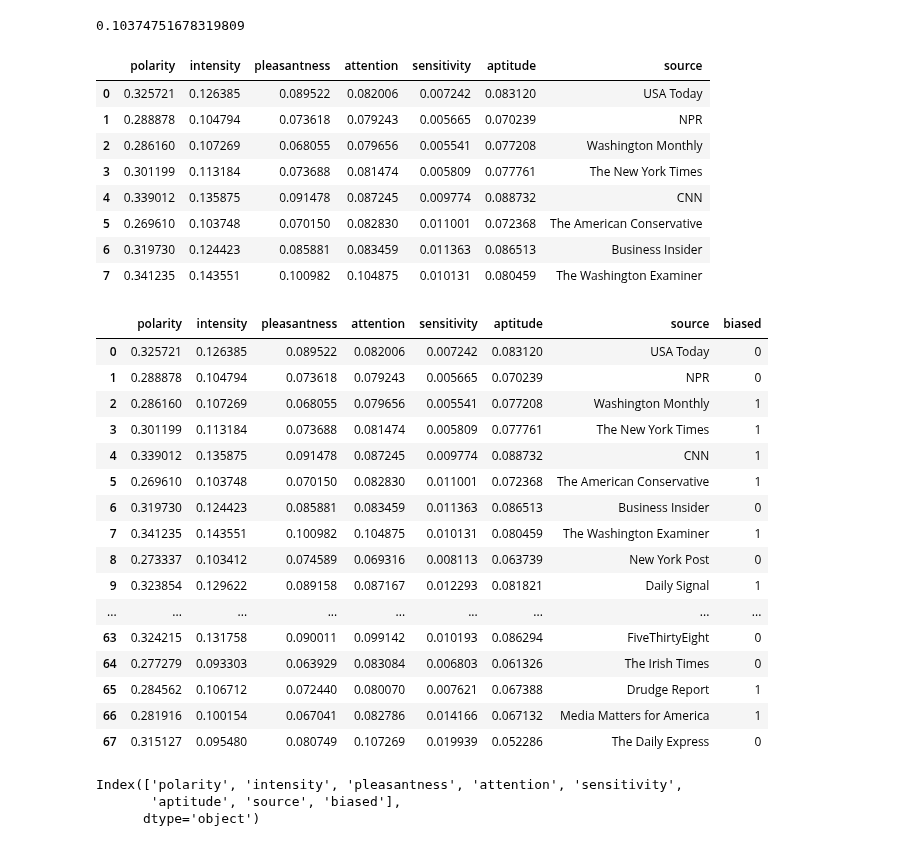
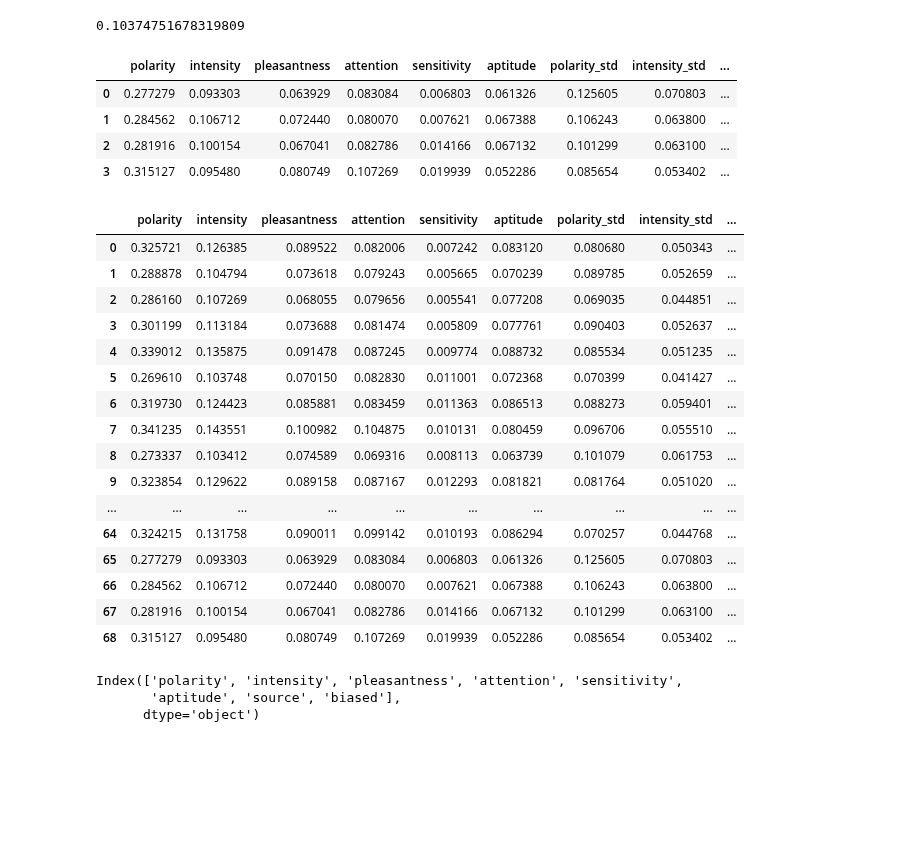
Before and after one commit to WarmCyan/news-bias-research, a Jupyter notebook: notebooks/14_Analysis.ipynb, the cells around one changed output. Drawn from its saved outputs; the diff is of its cells as text; code cells hidden in the pictures; blank space fills up the shorter version.

```diff
--- a/notebooks/14_Analysis.ipynb
+++ b/notebooks/14_Analysis.ipynb
@@ -57,10 +57,13 @@ sentics_df.iloc[indexes,0:6].mean(axis=0).iloc[1]
 # %% [output]
 0.10374751678319809
 # %%
-def find_source_sentic_average(df, sentics, source):
+def find_source_sentic_average(df, sentics, source, include_std=False):
     indices = list(df[df.source == source].index)
     sentics_df = pd.DataFrame(sentics)
+
     averaged = sentics_df.iloc[indices,0:6].mean(axis=0)
+    if include_std:
+        std = sentics_df.iloc[indices,0:6].std(axis=0)
 
     data = {
         "polarity":averaged.iloc[0],
@@ -68,63 +71,70 @@ def find_source_sentic_average(df, sentics, source):
         "pleasantness":averaged.iloc[2],
         "attention":averaged.iloc[3],
         "sensitivity":averaged.iloc[4],
-        "aptitude":averaged.iloc[5]
+        "aptitude":averaged.iloc[5],
     }
+    if include_std:
+        data.update({
+            "polarity_std":std.iloc[0],
+            "intensity_std":std.iloc[1],
+            "pleasantness_std":std.iloc[2],
+            "attention_std":std.iloc[3],
+            "sensitivity_std":std.iloc[4],
+            "aptitude_std":std.iloc[5]
+        })
     return data
 # %%
 rows = []
 for source in list(set(df.source)):
-    data = find_source_sentic_average(df, sentics, source)
+    data = find_source_sentic_average(df, sentics, source, True)
     data["source"] = source
     rows.append(data)
 
-#pd.DataFrame(rows)
+pd.DataFrame(rows)
 # %% [output]
-|  | polarity | intensity | pleasantness | attention | sensitivity | aptitude | source |
-| 0 | 0.325721 | 0.126385 | 0.089522 | 0.082006 | 0.007242 | 0.083120 | USA Today |
-| 1 | 0.288878 | 0.104794 | 0.073618 | 0.079243 | 0.005665 | 0.070239 | NPR |
-| 2 | 0.286160 | 0.107269 | 0.068055 | 0.079656 | 0.005541 | 0.077208 | Washington Monthly |
-| 3 | 0.301199 | 0.113184 | 0.073688 | 0.081474 | 0.005809 | 0.077761 | The New York Times |
-| 4 | 0.339012 | 0.135875 | 0.091478 | 0.087245 | 0.009774 | 0.088732 | CNN |
-| 5 | 0.269610 | 0.103748 | 0.070150 | 0.082830 | 0.011001 | 0.072368 | The American Conservative |
-| 6 | 0.319730 | 0.124423 | 0.085881 | 0.083459 | 0.011363 | 0.086513 | Business Insider |
-| 7 | 0.341235 | 0.143551 | 0.100982 | 0.104875 | 0.010131 | 0.080459 | The Washington Examiner |
+|  | polarity | intensity | pleasantness | attention | sensitivity | aptitude | polarity_std | intensity_std | ... |
+| 0 | 0.277279 | 0.093303 | 0.063929 | 0.083084 | 0.006803 | 0.061326 | 0.125605 | 0.070803 | ... |
+| 1 | 0.284562 | 0.106712 | 0.072440 | 0.080070 | 0.007621 | 0.067388 | 0.106243 | 0.063800 | ... |
+| 2 | 0.281916 | 0.100154 | 0.067041 | 0.082786 | 0.014166 | 0.067132 | 0.101299 | 0.063100 | ... |
+| 3 | 0.315127 | 0.095480 | 0.080749 | 0.107269 | 0.019939 | 0.052286 | 0.085654 | 0.053402 | ... |
 # %%
 rows = []
 
 for i in range(0, 10):
     df = pd.read_pickle(f"../data/cache/binary_fold_1000_{i}")
     sentics = np.array(pd.read_pickle(f"../data/cache/biased_13_1000_fold{i}_sentic/avg_std.pkl.pkl"))
 
     for source in list(set(df.source)):
-        if source == "Spiegel":
-            continue
-        data = find_source_sentic_average(df, sentics, source)
+        #if source == "Spiegel":
+        #    continue
+        data = find_source_sentic_average(df, sentics, source, True)
         data["source"] = source
         data["biased"] = df[df.source == source].iloc[0].biased
         rows.append(data)
 
 sentic_agg_df = pd.DataFrame(rows)
 with pd.option_context('display.max_rows', None, 'display.max_columns', None):
     display(sentic_agg_df)
+
+sentic_agg_df.to_csv("../data/cache/biased_aggregate_sentics.csv")
 # %% [output]
-|  | polarity | intensity | pleasantness | attention | sensitivity | aptitude | source | biased |
-| 0 | 0.325721 | 0.126385 | 0.089522 | 0.082006 | 0.007242 | 0.083120 | USA Today | 0 |
-| 1 | 0.288878 | 0.104794 | 0.073618 | 0.079243 | 0.005665 | 0.070239 | NPR | 0 |
-| 2 | 0.286160 | 0.107269 | 0.068055 | 0.079656 | 0.005541 | 0.077208 | Washington Monthly | 1 |
-| 3 | 0.301199 | 0.113184 | 0.073688 | 0.081474 | 0.005809 | 0.077761 | The New York Times | 1 |
-| 4 | 0.339012 | 0.135875 | 0.091478 | 0.087245 | 0.009774 | 0.088732 | CNN | 1 |
-| 5 | 0.269610 | 0.103748 | 0.070150 | 0.082830 | 0.011001 | 0.072368 | The American Conservative | 1 |
-| 6 | 0.319730 | 0.124423 | 0.085881 | 0.083459 | 0.011363 | 0.086513 | Business Insider | 0 |
-| 7 | 0.341235 | 0.143551 | 0.100982 | 0.104875 | 0.010131 | 0.080459 | The Washington Examiner | 1 |
-| 8 | 0.273337 | 0.103412 | 0.074589 | 0.069316 | 0.008113 | 0.063739 | New York Post | 0 |
-| 9 | 0.323854 | 0.129622 | 0.089158 | 0.087167 | 0.012293 | 0.081821 | Daily Signal | 1 |
-| ... | ... | ... | ... | ... | ... | ... | ... | ... |
-| 63 | 0.324215 | 0.131758 | 0.090011 | 0.099142 | 0.010193 | 0.086294 | FiveThirtyEight | 0 |
-| 64 | 0.277279 | 0.093303 | 0.063929 | 0.083084 | 0.006803 | 0.061326 | The Irish Times | 0 |
-| 65 | 0.284562 | 0.106712 | 0.072440 | 0.080070 | 0.007621 | 0.067388 | Drudge Report | 1 |
-| 66 | 0.281916 | 0.100154 | 0.067041 | 0.082786 | 0.014166 | 0.067132 | Media Matters for America | 1 |
-| 67 | 0.315127 | 0.095480 | 0.080749 | 0.107269 | 0.019939 | 0.052286 | The Daily Express | 0 |
+|  | polarity | intensity | pleasantness | attention | sensitivity | aptitude | polarity_std | intensity_std | ... |
+| 0 | 0.325721 | 0.126385 | 0.089522 | 0.082006 | 0.007242 | 0.083120 | 0.080680 | 0.050343 | ... |
+| 1 | 0.288878 | 0.104794 | 0.073618 | 0.079243 | 0.005665 | 0.070239 | 0.089785 | 0.052659 | ... |
+| 2 | 0.286160 | 0.107269 | 0.068055 | 0.079656 | 0.005541 | 0.077208 | 0.069035 | 0.044851 | ... |
+| 3 | 0.301199 | 0.113184 | 0.073688 | 0.081474 | 0.005809 | 0.077761 | 0.090403 | 0.052637 | ... |
+| 4 | 0.339012 | 0.135875 | 0.091478 | 0.087245 | 0.009774 | 0.088732 | 0.085534 | 0.051235 | ... |
+| 5 | 0.269610 | 0.103748 | 0.070150 | 0.082830 | 0.011001 | 0.072368 | 0.070399 | 0.041427 | ... |
+| 6 | 0.319730 | 0.124423 | 0.085881 | 0.083459 | 0.011363 | 0.086513 | 0.088273 | 0.059401 | ... |
+| 7 | 0.341235 | 0.143551 | 0.100982 | 0.104875 | 0.010131 | 0.080459 | 0.096706 | 0.055510 | ... |
+| 8 | 0.273337 | 0.103412 | 0.074589 | 0.069316 | 0.008113 | 0.063739 | 0.101079 | 0.061753 | ... |
+| 9 | 0.323854 | 0.129622 | 0.089158 | 0.087167 | 0.012293 | 0.081821 | 0.081764 | 0.051020 | ... |
+| ... | ... | ... | ... | ... | ... | ... | ... | ... | ... |
+| 64 | 0.324215 | 0.131758 | 0.090011 | 0.099142 | 0.010193 | 0.086294 | 0.070257 | 0.044768 | ... |
+| 65 | 0.277279 | 0.093303 | 0.063929 | 0.083084 | 0.006803 | 0.061326 | 0.125605 | 0.070803 | ... |
+| 66 | 0.284562 | 0.106712 | 0.072440 | 0.080070 | 0.007621 | 0.067388 | 0.106243 | 0.063800 | ... |
+| 67 | 0.281916 | 0.100154 | 0.067041 | 0.082786 | 0.014166 | 0.067132 | 0.101299 | 0.063100 | ... |
+| 68 | 0.315127 | 0.095480 | 0.080749 | 0.107269 | 0.019939 | 0.052286 | 0.085654 | 0.053402 | ... |
 # %%
 sentic_agg_df.columns
 # %% [output]
```
Also changed, not shown: parts of 7 cells of this notebook, 8 other files.
